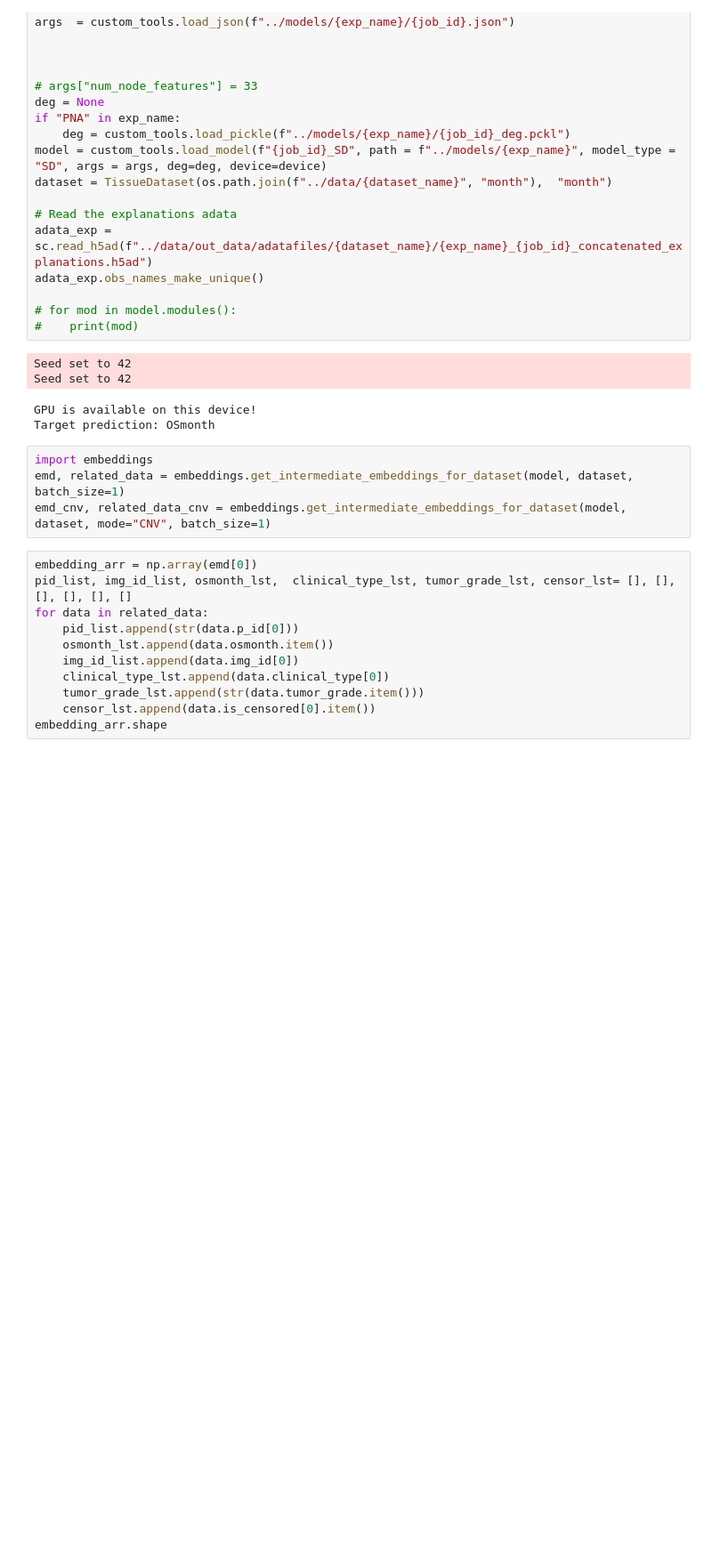
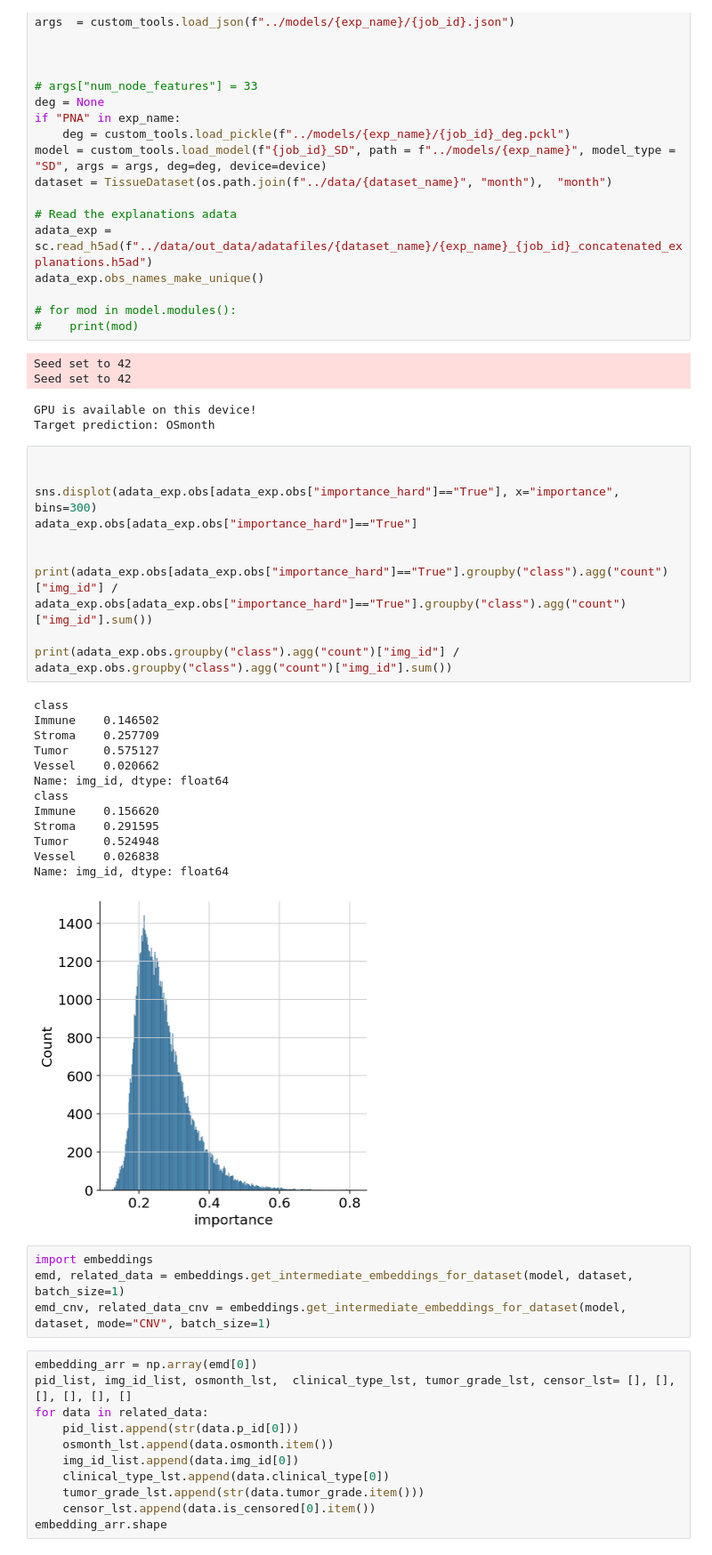
Before and after one commit to saezlab/GNNClinicalOutcomePrediction, a Jupyter notebook: bin/embedding_clustering_JacksonFischer.ipynb, the cells around one changed output. Shown at 89% size. Saved outputs shown, nothing was run; the diff lists cells and outputs as text; blank space fills up the shorter version.

```diff
--- a/bin/embedding_clustering_JacksonFischer.ipynb
+++ b/bin/embedding_clustering_JacksonFischer.ipynb
@@ -54,6 +98,30 @@ Seed set to 42
 Seed set to 42
 GPU is available on this device!
 Target prediction: OSmonth
+# %%
+
+
+sns.displot(adata_exp.obs[adata_exp.obs["importance_hard"]=="True"], x="importance", bins=300)
+adata_exp.obs[adata_exp.obs["importance_hard"]=="True"]
+
+
+print(adata_exp.obs[adata_exp.obs["importance_hard"]=="True"].groupby("class").agg("count")["img_id"] / adata_exp.obs[adata_exp.obs["importance_hard"]=="True"].groupby("class").agg("count")["img_id"].sum())
+
+print(adata_exp.obs.groupby("class").agg("count")["img_id"] / adata_exp.obs.groupby("class").agg("count")["img_id"].sum())
+# %% [output]
+class
+Immune    0.146502
+Stroma    0.257709
+Tumor     0.575127
+Vessel    0.020662
+Name: img_id, dtype: float64
+class
+Immune    0.156620
+Stroma    0.291595
+Tumor     0.524948
+Vessel    0.026838
+Name: img_id, dtype: float64
+[figure, added]
 # %%
 import embeddings
 emd, related_data = embeddings.get_intermediate_embeddings_for_dataset(model, dataset, batch_size=1)
```
Also changed, not shown: parts of 20 cells of this notebook, 3 other files.
